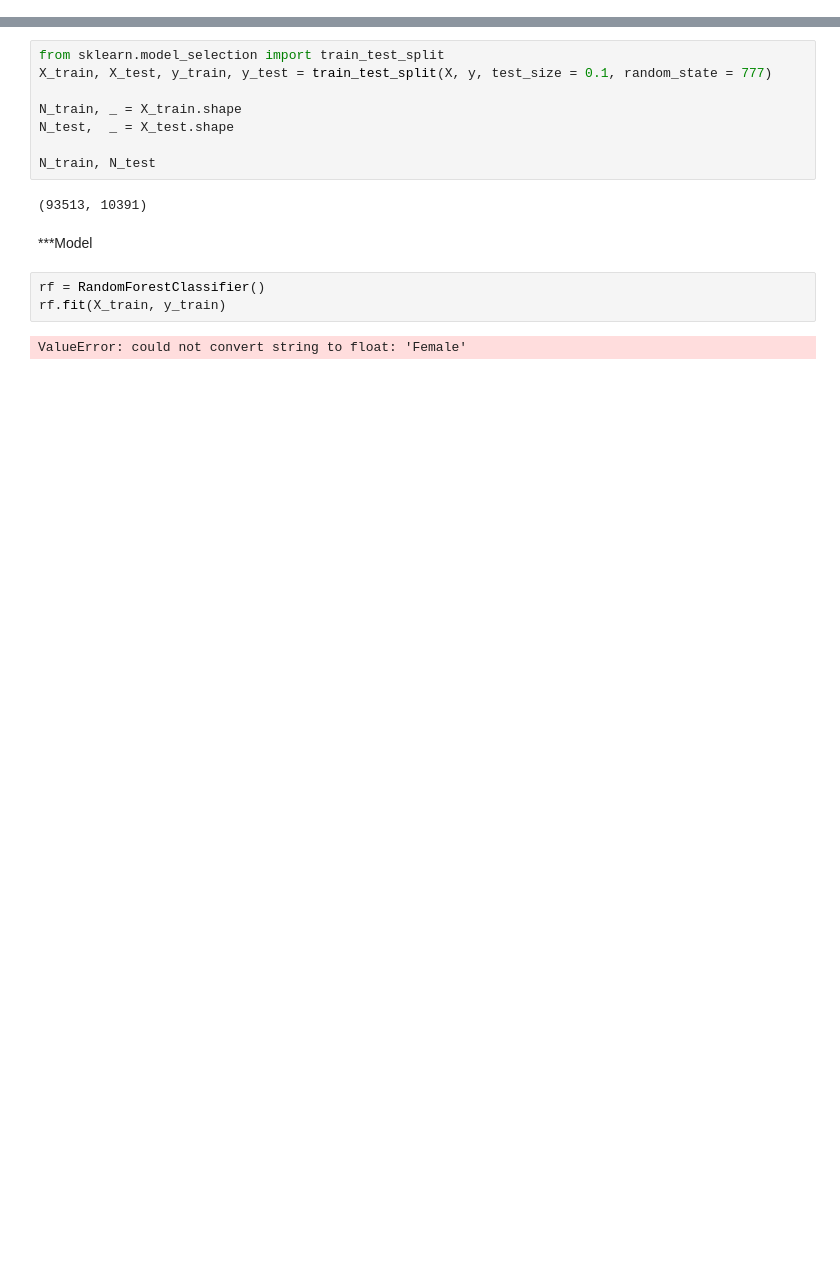
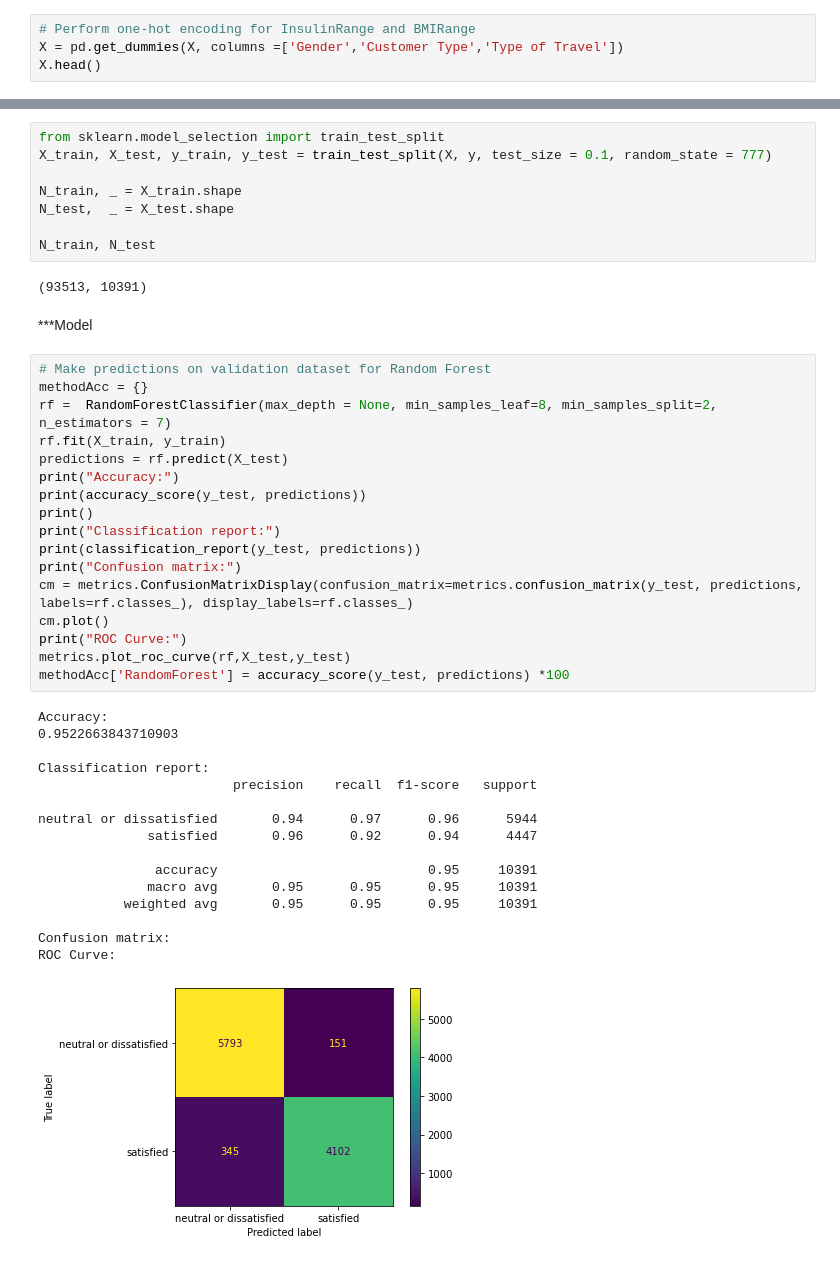
Before and after one commit to aakashkandasamy/Airline-Passenger-Satisfaction, a Jupyter notebook: EDA.ipynb, the cells around one changed output, grey strips where cells are left out. Drawn from its saved outputs; the diff is of its cells as text; blank space fills up the shorter version.

```diff
--- a/EDA.ipynb
+++ b/EDA.ipynb
@@ -448,3 +471,7 @@ X
 | 103902 | -1.149834 | -0.189990 | -0.387530 | -0.391552 | 0 | 1 | ... |
 | 103903 | -0.819036 | 0.535078 | -0.387530 | -0.391552 | 1 | 0 | ... |
 103904 rows × 93 columns
+# %%
+# Perform one-hot encoding for InsulinRange and BMIRange
+X = pd.get_dummies(X, columns =['Gender','Customer Type','Type of Travel'])
+X.head()
@@ -460,8 +511,37 @@ N_train, N_test
 (93513, 10391)
 # %% [markdown]
 ***Model
-# %%
-rf = RandomForestClassifier()
-rf.fit(X_train, y_train)
-# %% [output]
-ValueError: could not convert string to float: 'Female'
+# %%
+# Make predictions on validation dataset for Random Forest
+methodAcc = {}
+rf =  RandomForestClassifier(max_depth = None, min_samples_leaf=8, min_samples_split=2, n_estimators = 7)
+rf.fit(X_train, y_train)
+predictions = rf.predict(X_test)
+print("Accuracy:")
+print(accuracy_score(y_test, predictions))
+print()
+print("Classification report:")
+print(classification_report(y_test, predictions))
+print("Confusion matrix:")
+cm = metrics.ConfusionMatrixDisplay(confusion_matrix=metrics.confusion_matrix(y_test, predictions, labels=rf.classes_), display_labels=rf.classes_)
+cm.plot()
+print("ROC Curve:")
+metrics.plot_roc_curve(rf,X_test,y_test)
+methodAcc['RandomForest'] = accuracy_score(y_test, predictions) *100
+# %% [output]
+Accuracy:
+0.9522663843710903
+
+Classification report:
+                         precision    recall  f1-score   support
+
+neutral or dissatisfied       0.94      0.97      0.96      5944
+              satisfied       0.96      0.92      0.94      4447
+
+               accuracy                           0.95     10391
+              macro avg       0.95      0.95      0.95     10391
+           weighted avg       0.95      0.95      0.95     10391
+
+Confusion matrix:
+ROC Curve:
+[figure, added]
```
Also changed, not shown: parts of 10 cells of this notebook.
